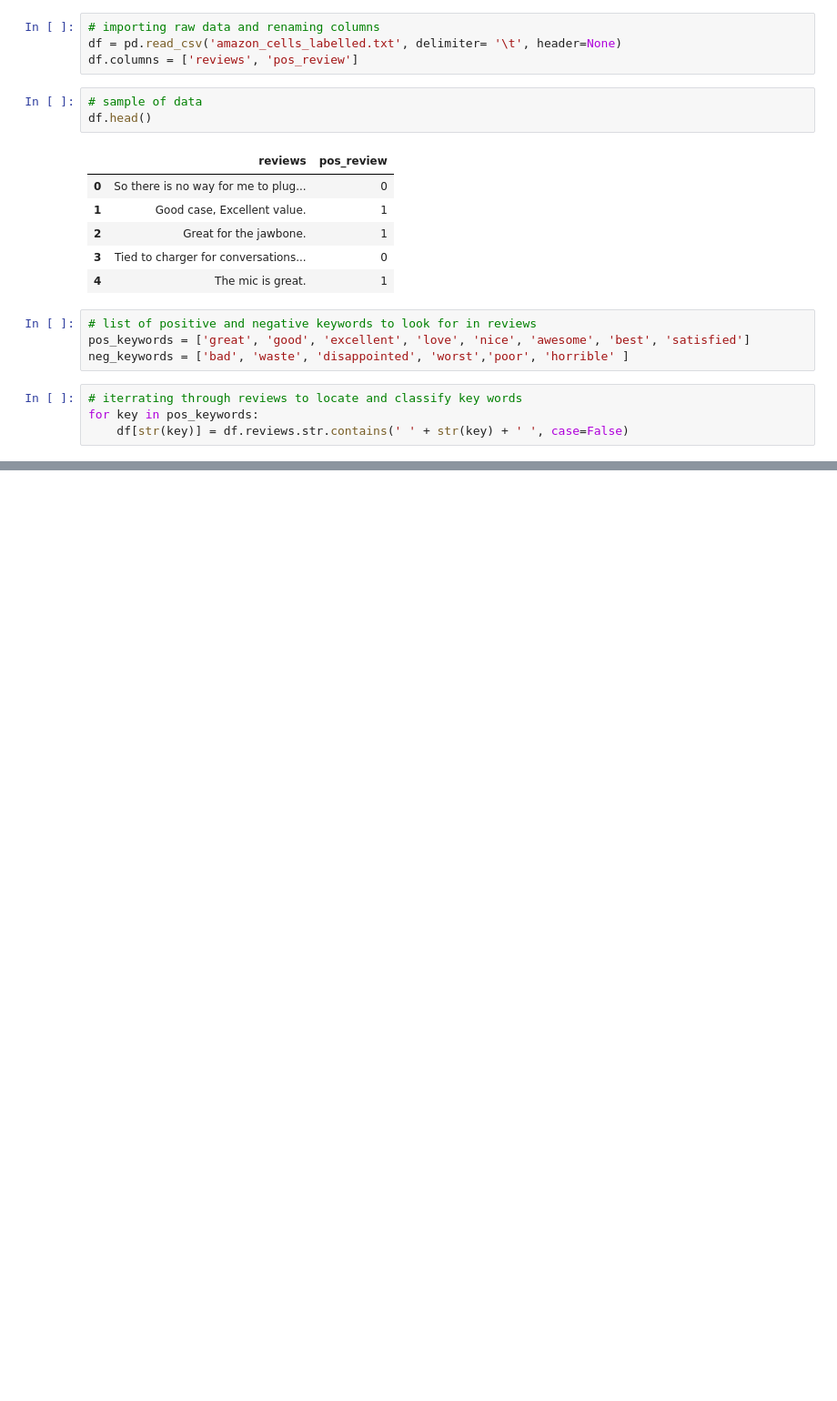
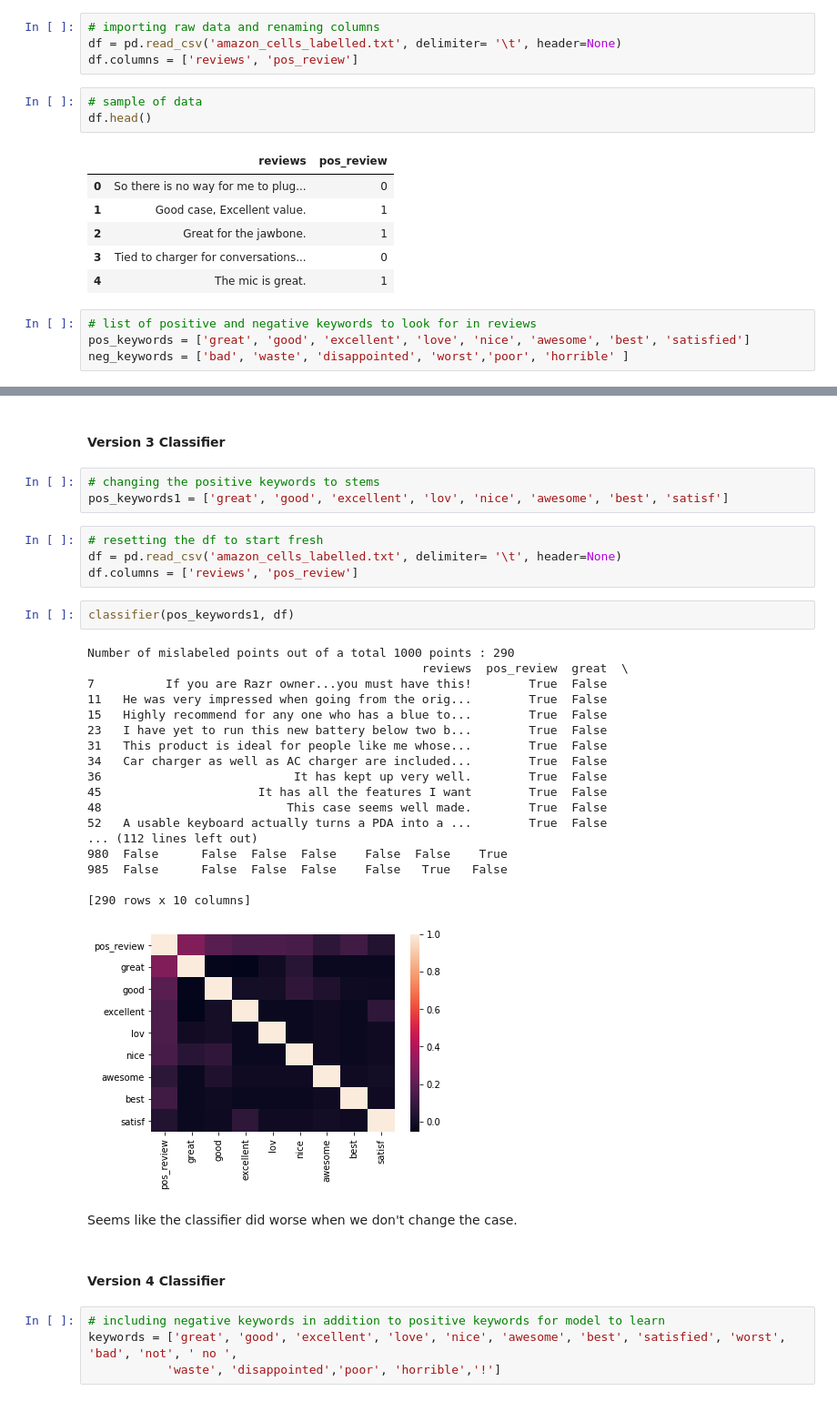
Before and after one commit to crlau/unit-2, a Jupyter notebook: feedback_analysis.ipynb, the cells around one changed output, grey strips where cells are left out. Shown at 91% size. Cells and saved outputs as stored; diff of their text form; blank space fills up the shorter version.

```diff
--- a/feedback_analysis.ipynb
+++ b/feedback_analysis.ipynb
@@ -47,7 +49,3 @@ df.head()
 # list of positive and negative keywords to look for in reviews
 pos_keywords = ['great', 'good', 'excellent', 'love', 'nice', 'awesome', 'best', 'satisfied']
 neg_keywords = ['bad', 'waste', 'disappointed', 'worst','poor', 'horrible' ]
-# %%
-# iterrating through reviews to locate and classify key words
-for key in pos_keywords:
-    df[str(key)] = df.reviews.str.contains(' ' + str(key) + ' ', case=False)
@@ -83,0 +130,38 @@ Number of mislabeled points out of a total 1000 points : 397
+# %% [markdown]
+#### Version 3 Classifier
+# %%
+# changing the positive keywords to stems
+pos_keywords1 = ['great', 'good', 'excellent', 'lov', 'nice', 'awesome', 'best', 'satisf']
+# %%
+# resetting the df to start fresh
+df = pd.read_csv('amazon_cells_labelled.txt', delimiter= '\t', header=None)
+df.columns = ['reviews', 'pos_review']
+# %%
+classifier(pos_keywords1, df)
+# %% [output]
+Number of mislabeled points out of a total 1000 points : 290
+                                               reviews  pos_review  great  \
+7          If you are Razr owner...you must have this!        True  False
+11   He was very impressed when going from the orig...        True  False
+15   Highly recommend for any one who has a blue to...        True  False
+23   I have yet to run this new battery below two b...        True  False
+31   This product is ideal for people like me whose...        True  False
+34   Car charger as well as AC charger are included...        True  False
+36                           It has kept up very well.        True  False
+45                      It has all the features I want        True  False
+48                          This case seems well made.        True  False
+52   A usable keyboard actually turns a PDA into a ...        True  False
+... (112 lines left out)
+980  False      False  False  False    False  False    True
+985  False      False  False  False    False   True   False
+
+[290 rows x 10 columns]
+[figure, added]
+# %% [markdown]
+Seems like the classifier did worse when we don't change the case.
+# %% [markdown]
+#### Version 4 Classifier
+# %%
+# including negative keywords in addition to positive keywords for model to learn
+keywords = ['great', 'good', 'excellent', 'love', 'nice', 'awesome', 'best', 'satisfied', 'worst', 'bad', 'not', ' no ',
+           'waste', 'disappointed','poor', 'horrible','!']
```
Also changed, not shown: parts of 24 cells of this notebook.
